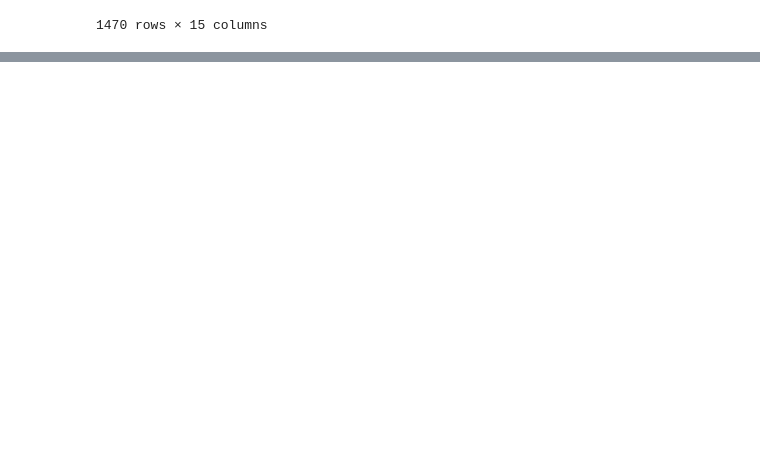
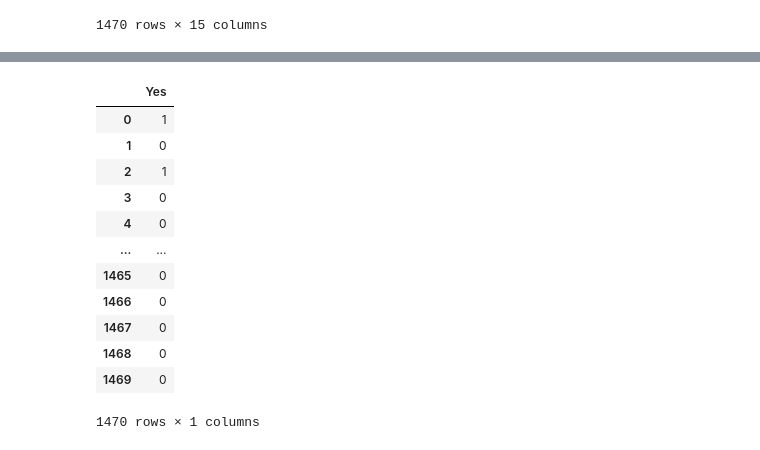
Before and after one commit to Nella796/Springboard, a Jupyter notebook: Capstone 2/Feature Engineering.ipynb, the cells around one changed output, grey strips where cells are left out. Saved outputs shown, nothing was run; the diff lists cells and outputs as text; code cells hidden in the pictures; blank space fills up the shorter version.

```diff
--- a/Capstone 2/Feature Engineering.ipynb
+++ b/Capstone 2/Feature Engineering.ipynb
@@ -27,3 +41,3 @@ df.drop('Attrition', axis = 1).select_dtypes('object')
 # %%
 X = pd.get_dummies(df.drop('Attrition', axis = 1))
-y = df['Attrition']
+y = pd.get_dummies(df['Attrition'], drop_first = True)
@@ -43,0 +44,16 @@ y = df['Attrition']
+# %%
+y
+# %% [output]
+|  | Yes |
+| 0 | 1 |
+| 1 | 0 |
+| 2 | 1 |
+| 3 | 0 |
+| 4 | 0 |
+| ... | ... |
+| 1465 | 0 |
+| 1466 | 0 |
+| 1467 | 0 |
+| 1468 | 0 |
+| 1469 | 0 |
+1470 rows × 1 columns
```
Also changed, not shown: parts of 67 cells of this notebook, 7 other files.
